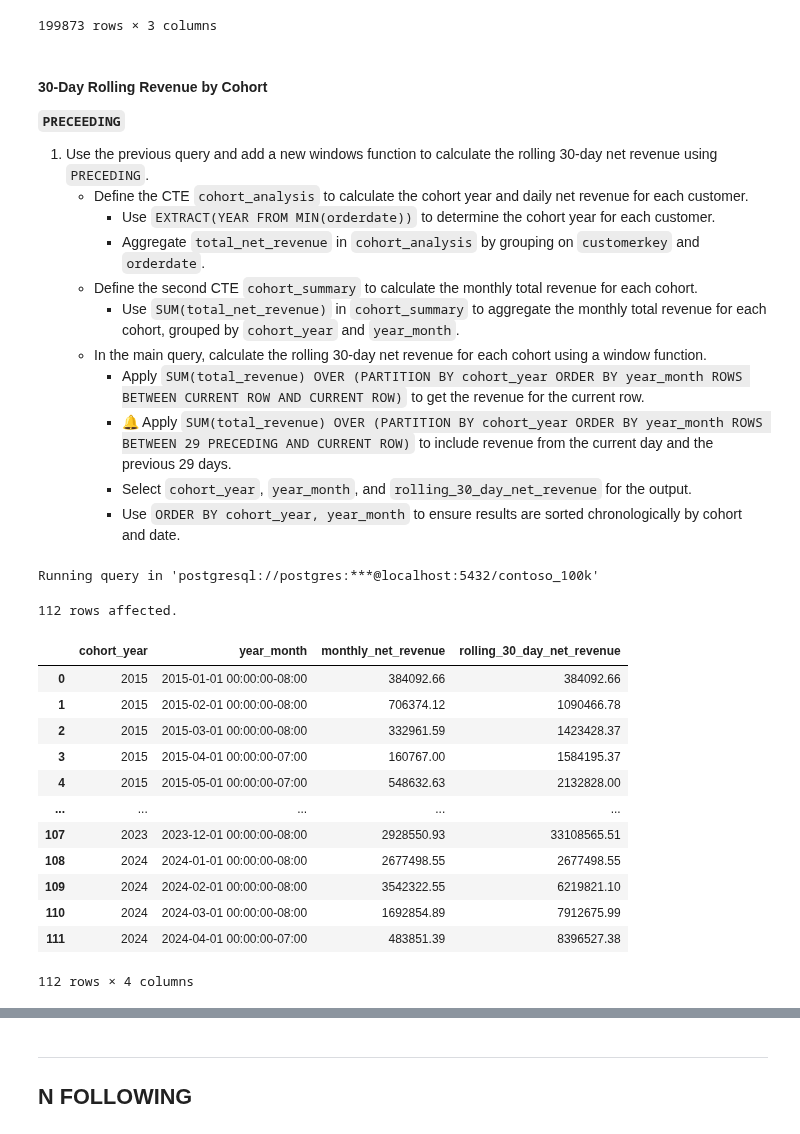
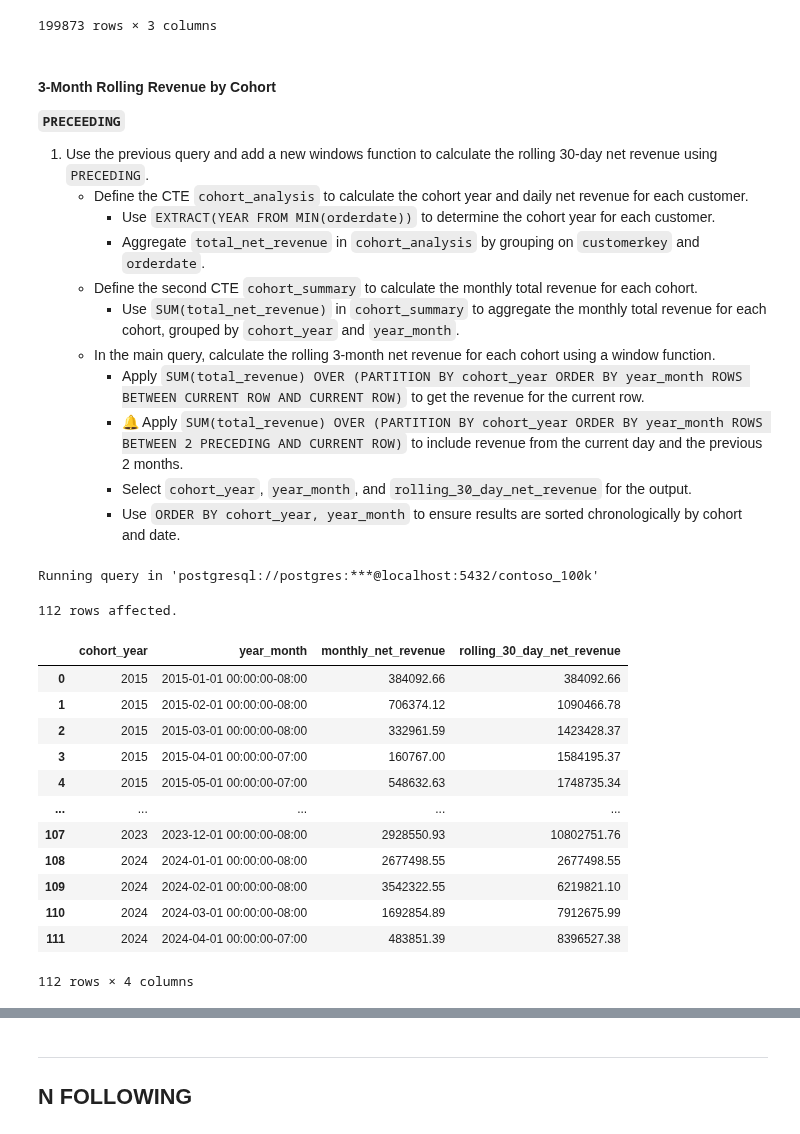
Before and after one commit to mgamzec/SQL_Data_Analytics_Project, a Jupyter notebook: 3_Windows_Functions/5_Frame_Clause.ipynb, the cells around one changed output, grey strips where cells are left out. Saved outputs shown, nothing was run; the diff lists cells and outputs as text; code cells hidden in the pictures.

```diff
--- a/3_Windows_Functions/5_Frame_Clause.ipynb
+++ b/3_Windows_Functions/5_Frame_Clause.ipynb
@@ -437,7 +437,7 @@ Running query in 'postgresql://postgres:***@localhost:5432/contoso_100k'
 | 199872 | 2024-04-20 | 56.83 | 7385.91 |
 199873 rows × 3 columns
 # %% [markdown]
-#### 30-Day Rolling Revenue by Cohort
+#### 3-Month Rolling Revenue by Cohort
 
 **`PRECEEDING`**
 
@@ -447,9 +447,9 @@ Running query in 'postgresql://postgres:***@localhost:5432/contoso_100k'
         - Aggregate `total_net_revenue` in `cohort_analysis` by grouping on `customerkey` and `orderdate`.
    - Define the second CTE `cohort_summary` to calculate the monthly total revenue for each cohort.
         - Use `SUM(total_net_revenue)` in `cohort_summary` to aggregate the monthly total revenue for each cohort, grouped by `cohort_year` and `year_month`.
-   - In the main query, calculate the rolling 30-day net revenue for each cohort using a window function.
+   - In the main query, calculate the rolling 3-month net revenue for each cohort using a window function.
         - Apply `SUM(total_revenue) OVER (PARTITION BY cohort_year ORDER BY year_month ROWS BETWEEN CURRENT ROW AND CURRENT ROW)` to get the revenue for the current row.
-        - 🔔 Apply `SUM(total_revenue) OVER (PARTITION BY cohort_year ORDER BY year_month ROWS BETWEEN 29 PRECEDING AND CURRENT ROW)` to include revenue from the current day and the previous 29 days.
+        - 🔔 Apply `SUM(total_revenue) OVER (PARTITION BY cohort_year ORDER BY year_month ROWS BETWEEN 2 PRECEDING AND CURRENT ROW)` to include revenue from the current day and the previous 2 months.
         - Select `cohort_year`, `year_month`, and `rolling_30_day_net_revenue` for the output.
         - Use `ORDER BY cohort_year, year_month` to ensure results are sorted chronologically by cohort and date.
 # %%
@@ -474,37 +474,37 @@ cohort_summary AS (
         SUM(total_net_revenue) AS total_revenue
     FROM cohort_analysis
     GROUP BY cohort_year, year_month
 )
 
 SELECT
     cohort_year,
     year_month,
     SUM(total_revenue) OVER (
         PARTITION BY cohort_year
         ORDER BY year_month
         ROWS BETWEEN CURRENT ROW AND CURRENT ROW
     ) AS monthly_net_revenue,
     -- Added
     SUM(total_revenue) OVER (
         PARTITION BY cohort_year
         ORDER BY year_month
-        ROWS BETWEEN 29 PRECEDING AND CURRENT ROW
+        ROWS BETWEEN 3 PRECEDING AND CURRENT ROW
     ) AS rolling_30_day_net_revenue
 FROM cohort_summary
 ORDER BY
     cohort_year,
     year_month;
 # %% [output]
 Running query in 'postgresql://postgres:***@localhost:5432/contoso_100k'
 112 rows affected.
 |  | cohort_year | year_month | monthly_net_revenue | rolling_30_day_net_revenue |
 | 0 | 2015 | 2015-01-01 00:00:00-08:00 | 384092.66 | 384092.66 |
 | 1 | 2015 | 2015-02-01 00:00:00-08:00 | 706374.12 | 1090466.78 |
 | 2 | 2015 | 2015-03-01 00:00:00-08:00 | 332961.59 | 1423428.37 |
 | 3 | 2015 | 2015-04-01 00:00:00-07:00 | 160767.00 | 1584195.37 |
-| 4 | 2015 | 2015-05-01 00:00:00-07:00 | 548632.63 | 2132828.00 |
+| 4 | 2015 | 2015-05-01 00:00:00-07:00 | 548632.63 | 1748735.34 |
 | ... | ... | ... | ... | ... |
-| 107 | 2023 | 2023-12-01 00:00:00-08:00 | 2928550.93 | 33108565.51 |
+| 107 | 2023 | 2023-12-01 00:00:00-08:00 | 2928550.93 | 10802751.76 |
 | 108 | 2024 | 2024-01-01 00:00:00-08:00 | 2677498.55 | 2677498.55 |
 | 109 | 2024 | 2024-02-01 00:00:00-08:00 | 3542322.55 | 6219821.10 |
 | 110 | 2024 | 2024-03-01 00:00:00-08:00 | 1692854.89 | 7912675.99 |
```
Also changed, not shown: parts of 2 cells of this notebook.
